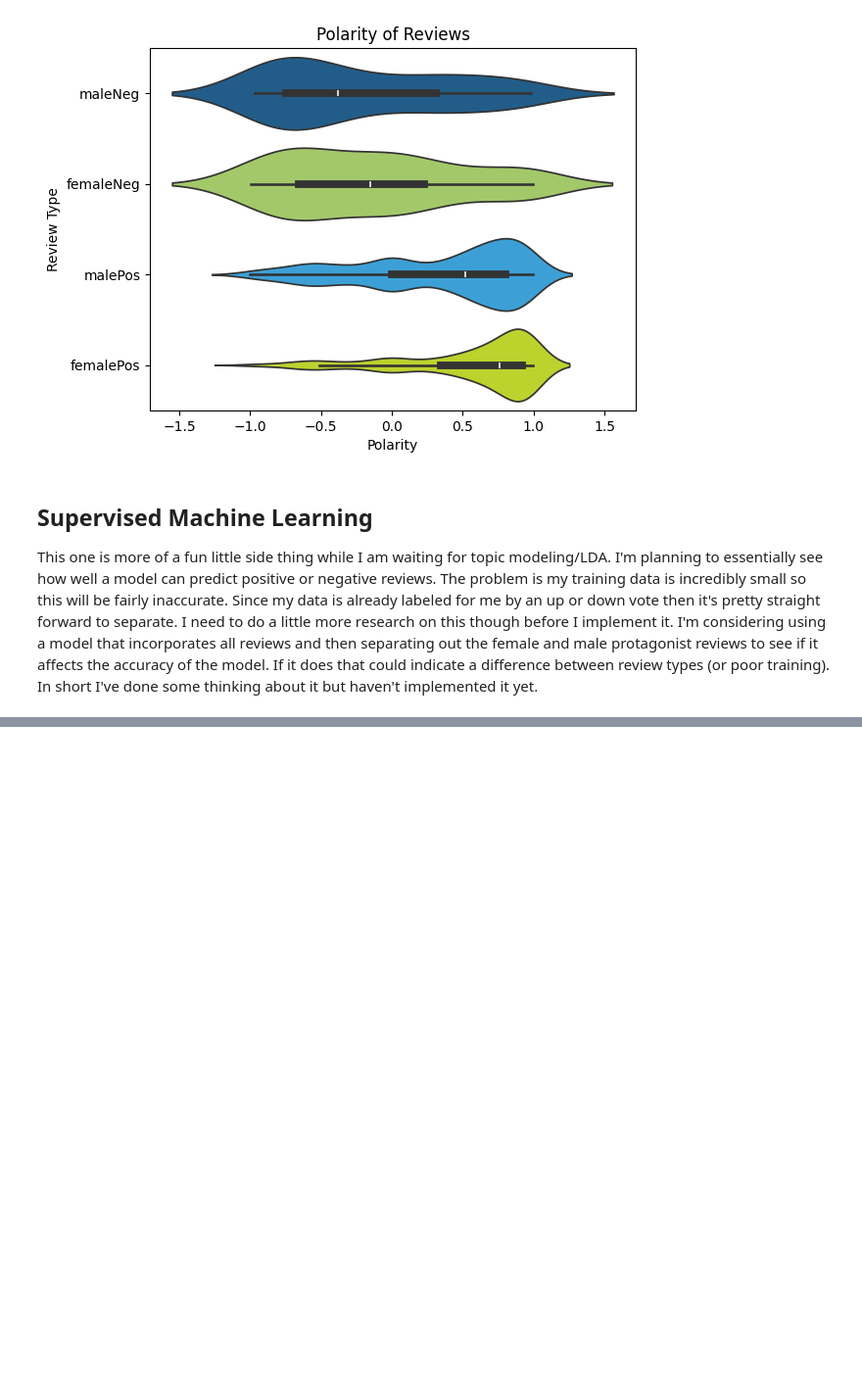
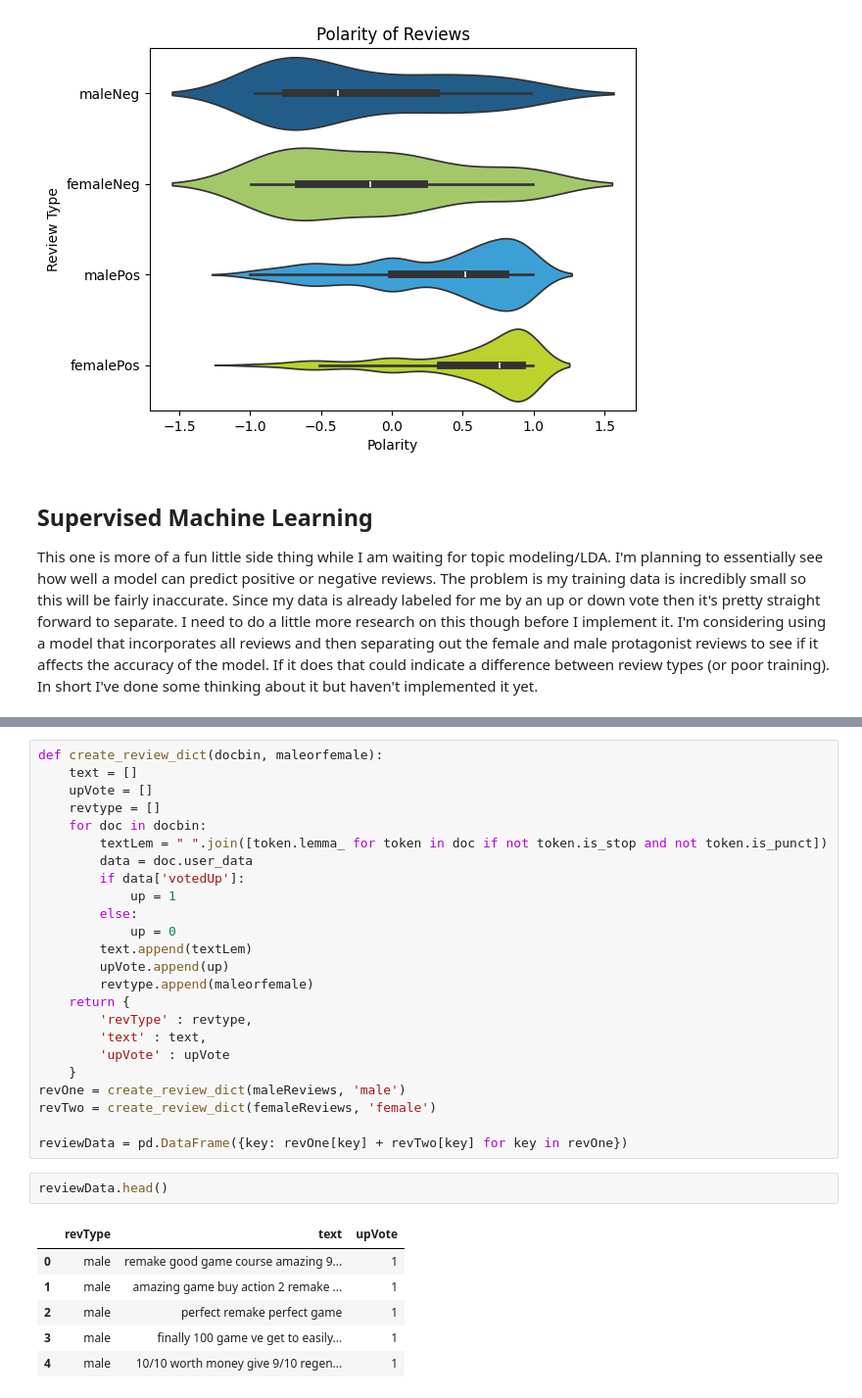
Before and after one commit to NathanielH-snek/SteamReviewTextAnalysis, a Jupyter notebook: analysis.ipynb, the cells around one changed output, grey strips where cells are left out. Shown at 98% size. Saved outputs shown, nothing was run; the diff lists cells and outputs as text; blank space fills up the shorter version.

```diff
--- a/analysis.ipynb
+++ b/analysis.ipynb
@@ -511,0 +532,33 @@ This one is more of a fun little side thing while I am waiting for topic modelin
+# %%
+def create_review_dict(docbin, maleorfemale):
+    text = []
+    upVote = []
+    revtype = []
+    for doc in docbin:
+        textLem = " ".join([token.lemma_ for token in doc if not token.is_stop and not token.is_punct])
+        data = doc.user_data
+        if data['votedUp']:
+            up = 1
+        else:
+            up = 0
+        text.append(textLem)
+        upVote.append(up)
+        revtype.append(maleorfemale)
+    return {
+        'revType' : revtype,
+        'text' : text,
+        'upVote' : upVote
+    }
+revOne = create_review_dict(maleReviews, 'male')
+revTwo = create_review_dict(femaleReviews, 'female')
+
+reviewData = pd.DataFrame({key: revOne[key] + revTwo[key] for key in revOne})
+# %%
+reviewData.head()
+# %% [output]
+|  | revType | text | upVote |
+| 0 | male | remake good game course amazing 9... | 1 |
+| 1 | male | amazing game buy action 2 remake ... | 1 |
+| 2 | male | perfect remake perfect game | 1 |
+| 3 | male | finally 100 game ve get to easily... | 1 |
+| 4 | male | 10/10 worth money give 9/10 regen... | 1 |
```
Also changed, not shown: parts of 12 cells of this notebook, 2 other files.
